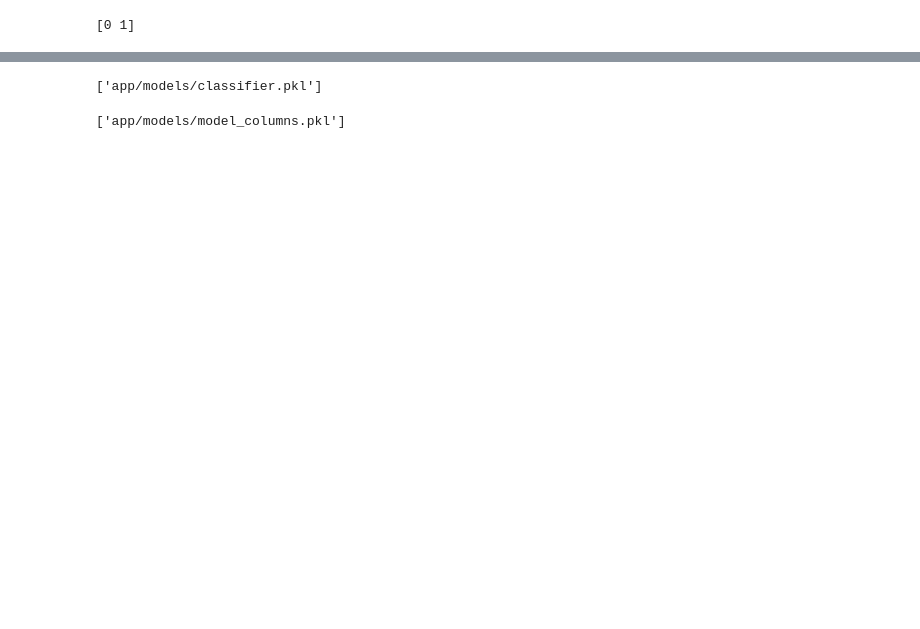
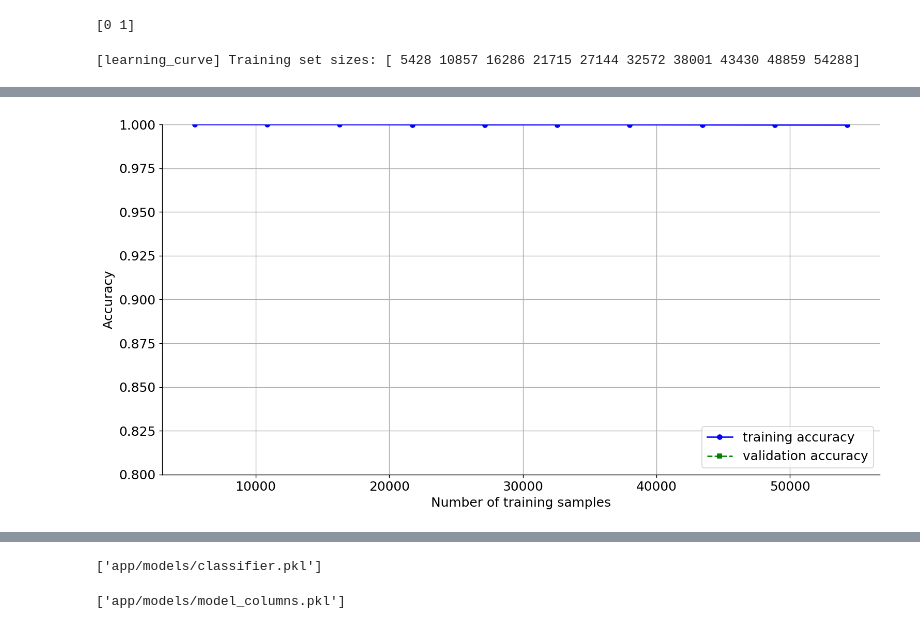
Before and after one commit to MagicMike90/customer-interest, a Jupyter notebook: random_forest.ipynb, the cells around one changed output, grey strips where cells are left out. Saved outputs shown, nothing was run; the diff lists cells and outputs as text; code cells hidden in the pictures; blank space fills up the shorter version.

```diff
--- a/random_forest.ipynb
+++ b/random_forest.ipynb
@@ -335,23 +323,26 @@ print( np.unique( rf_label ) )
 
 # print("Test score: {:.2f}".format(rfc.score(X_test_scaled, y_test)))
 # %%
-from sklearn.model_selection import learning_curve
-train_sizes, train_scores, test_scores = learning_curve(estimator=pipe_rf,
-                                                        X=X_train,y=y_train,train_sizes=np.linspace(0.1, 1.0, 10),
-                                                        cv=10,n_jobs=1)
-train_mean = np.mean(train_scores,axis=1)
-train_std = np.std(train_scores, axis=1)
-test_mean = np.mean(test_scores, axis=1)
-test_std = np.std(test_scores, axis=1)
+# from sklearn.model_selection import learning_curve
+# train_sizes, train_scores, test_scores = learning_curve(estimator=pipe_rf,
+#                                                         X=X_train,y=y_train,train_sizes=np.linspace(0.1, 1.0, 10),
+#                                                         cv=10,n_jobs=1,
+#                                                        verbose=1)
+# train_mean = np.mean(train_scores,axis=1)
+# train_std = np.std(train_scores, axis=1)
+# test_mean = np.mean(test_scores, axis=1)
+# test_std = np.std(test_scores, axis=1)
 
 
-plt.plot(train_sizes, train_mean,color='blue', marker='o',markersize=5,label='training accuracy')
-plt.fill_between(train_sizes,train_mean + train_std,train_mean - train_std,alpha=0.15, color='blue')
-plt.plot(train_sizes, test_mean,color='green', linestyle='--',marker='s', markersize=5,label='validation accuracy')
-plt.fill_between(train_sizes,test_mean + test_std,test_mean - test_std,alpha=0.15, color='green')
-plt.grid()
-plt.xlabel('Number of training samples')
-plt.ylabel('Accuracy')
-plt.legend(loc='lower right')
-plt.ylim([0.8, 1.0])
-plt.show()
+# plt.plot(train_sizes, train_mean,color='blue', marker='o',markersize=5,label='training accuracy')
+# plt.fill_between(train_sizes,train_mean + train_std,train_mean - train_std,alpha=0.15, color='blue')
+# plt.plot(train_sizes, test_mean,color='green', linestyle='--',marker='s', markersize=5,label='validation accuracy')
+# plt.fill_between(train_sizes,test_mean + test_std,test_mean - test_std,alpha=0.15, color='green')
+# plt.grid()
+# plt.xlabel('Number of training samples')
+# plt.ylabel('Accuracy')
+# plt.legend(loc='lower right')
+# plt.ylim([0.8, 1.0])
+# plt.show()
+# %% [output]
+[learning_curve] Training set sizes: [ 5428 10857 16286 21715 27144 32572 38001 43430 48859 54288]
@@ -358 +350,2 @@ plt.show()
+[figure, added]
 # %%
```
Also changed, not shown: parts of 45 cells of this notebook, 4 other files.
